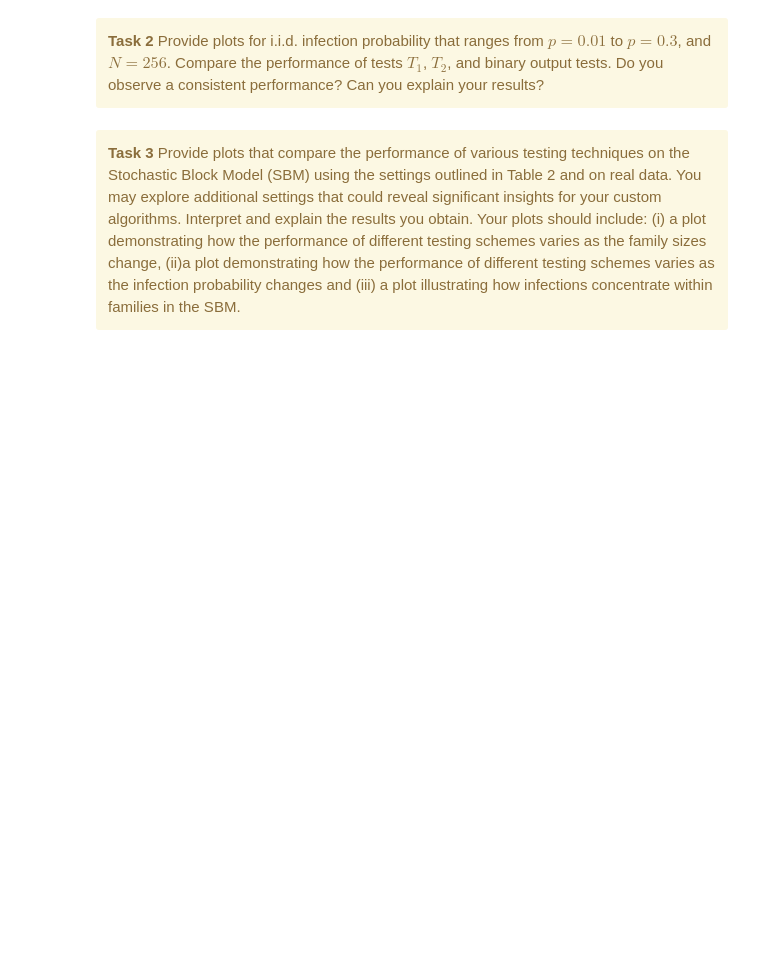
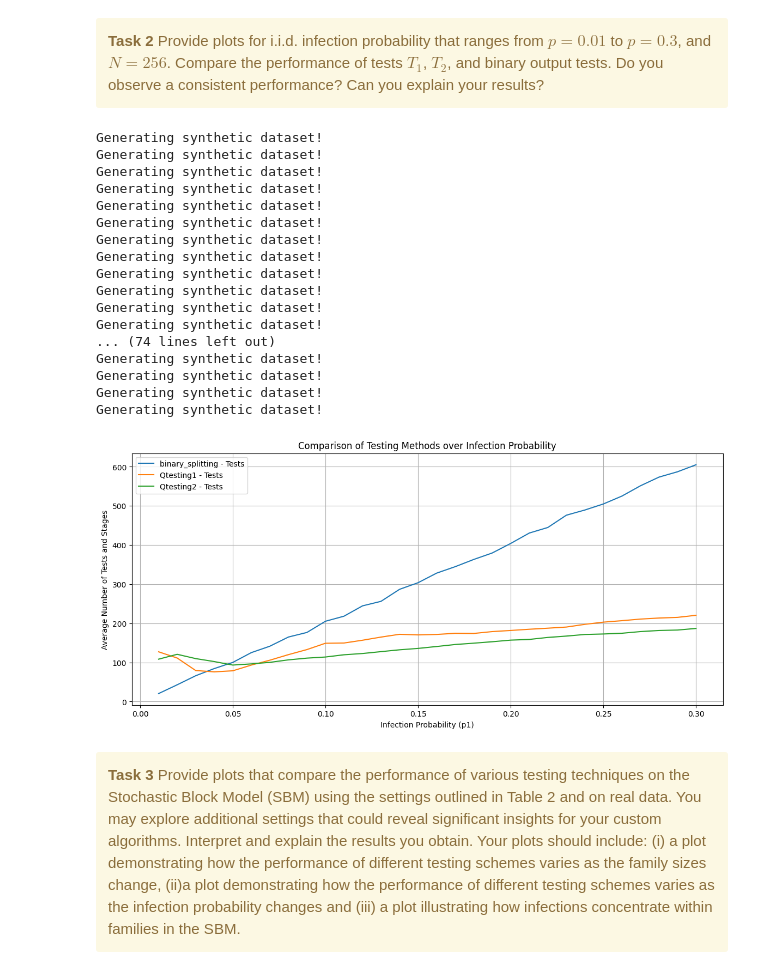
Before and after one commit to harshinshah29/Graph-Theory-Infection-Testing, a Jupyter notebook: main.ipynb, the cells around one changed output. Saved outputs shown, nothing was run; the diff lists cells and outputs as text; code cells hidden in the pictures; blank space fills up the shorter version.

```diff
--- a/main.ipynb
+++ b/main.ipynb
@@ -239,6 +269,65 @@ Provide plots for i.i.d. infection probability that ranges from $p=0.01$ to $p=0
 Compare the performance of tests $T_1$, $T_2$, and binary output tests. Do you observe a consistent performance? Can you explain your results?
 
 </div>
+# %%
+import numpy as np
+import matplotlib.pyplot as plt
+
+# Assuming the iter function and necessary dependencies are defined/imported.
+
+# Parameters
+N = 256
+M = 4  # Assume some number of communities
+q0, q1 = 0.01, 0.05  # Community interaction probabilities
+time_steps = 1
+num_sims = 100  # Number of simulations for averaging
+p1 = 0.01  # Base infection probability not varied in this setup
+
+# Range of infection probabilities
+p0_values = np.linspace(0.01, 0.3, 30)
+methods = ['binary_splitting', 'Qtesting1', 'Qtesting2']
+
+# Data collection dictionaries
+results = {method: {'num_tests': [], 'num_stages': []} for method in methods}
+
+# Simulation
+for p0 in p0_values:
+    for method in methods:
+        _, _, _, num_tests, num_stages = iter(N, M, q0, q1, p0, p1, time_steps, num_sims, method, 'iid')
+        results[method]['num_tests'].append(num_tests)
+        results[method]['num_stages'].append(num_stages)
+
+# Plotting
+plt.figure(figsize=(14, 6))
+for method in methods:
+    plt.plot(p0_values, results[method]['num_tests'], label=f'{method} - Tests')
+    #plt.plot(p1_values, results[method]['num_stages'], '--', label=f'{method} - Stages')
+
+plt.title('Comparison of Testing Methods over Infection Probability')
+plt.xlabel('Infection Probability (p1)')
+plt.ylabel('Average Number of Tests and Stages')
+plt.legend()
+plt.grid(True)
+plt.show()
+# %% [output]
+Generating synthetic dataset!
+Generating synthetic dataset!
+Generating synthetic dataset!
+Generating synthetic dataset!
+Generating synthetic dataset!
+Generating synthetic dataset!
+Generating synthetic dataset!
+Generating synthetic dataset!
+Generating synthetic dataset!
+Generating synthetic dataset!
+Generating synthetic dataset!
+Generating synthetic dataset!
+... (74 lines left out)
+Generating synthetic dataset!
+Generating synthetic dataset!
+Generating synthetic dataset!
+Generating synthetic dataset!
+[figure, added]
 # %% [markdown]
 <div class="alert alert-warning">
 <b>Task 3 </b>
```
Also changed, not shown: parts of 10 cells of this notebook, 3 other files.
